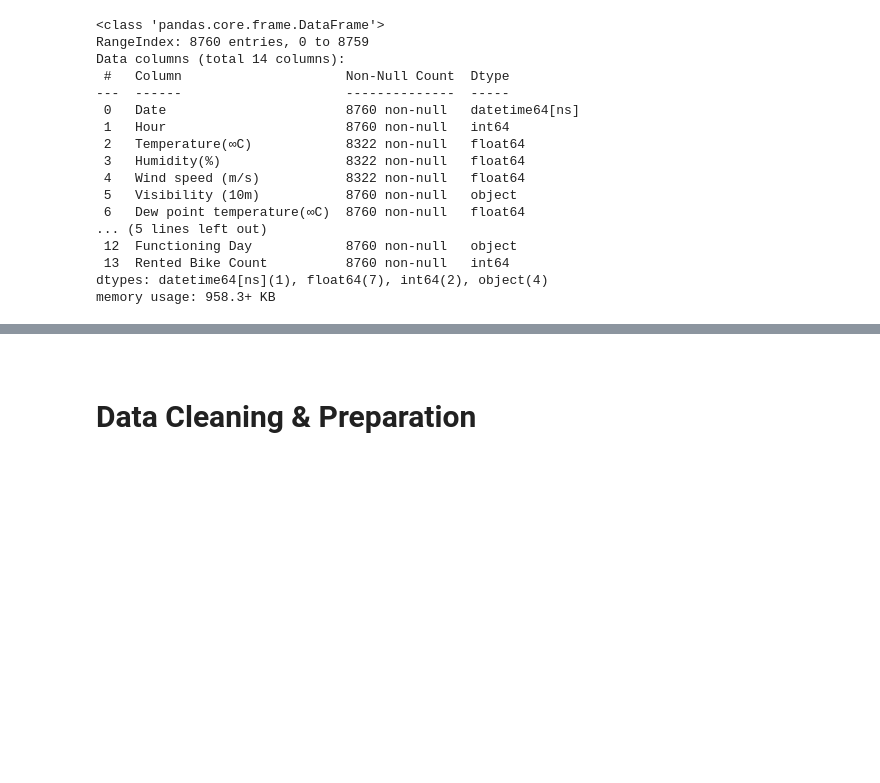
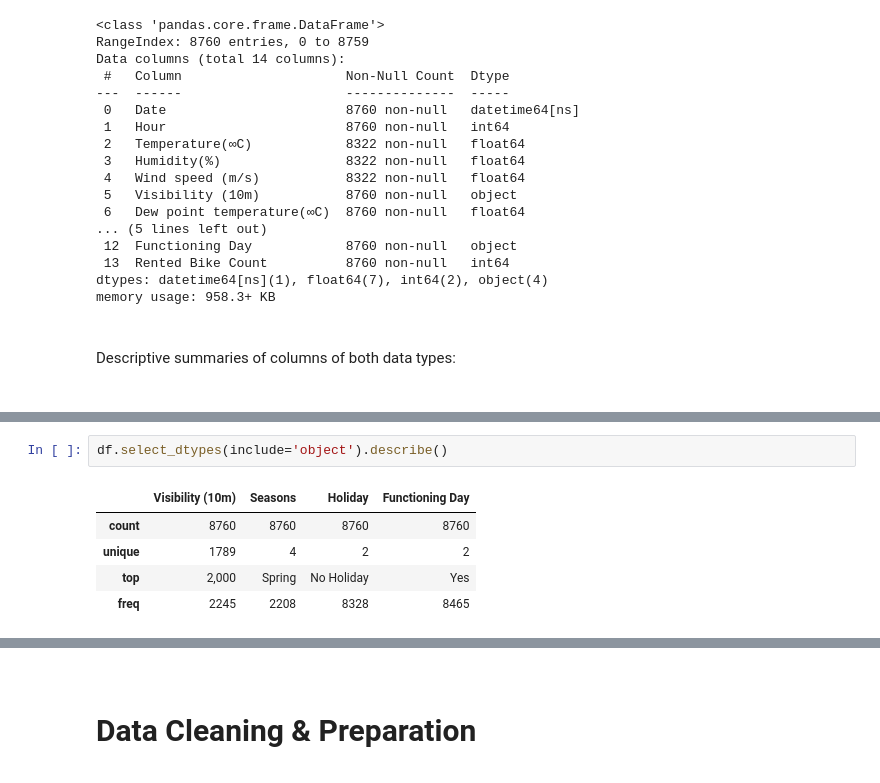
Before and after one commit to A1maan/seoul-bike-demand-project, a Jupyter notebook: ise291_project.ipynb, the cells around one changed output, grey strips where cells are left out. Saved outputs shown, nothing was run; the diff lists cells and outputs as text; blank space fills up the shorter version.

Commit message:
added project details and enhanced the data reading section

```diff
--- a/ise291_project.ipynb
+++ b/ise291_project.ipynb
@@ -72,6 +106,8 @@ Data columns (total 14 columns):
  13  Rented Bike Count          8760 non-null   int64
 dtypes: datetime64[ns](1), float64(7), int64(2), object(4)
 memory usage: 958.3+ KB
+# %% [markdown]
+<br>Descriptive summaries of columns of both data types:<br><br>
 # %%
 df.describe()
 # %% [output]
@@ -84,3 +120,11 @@ df.describe()
 | 75% | 2018-08-31 00:00:00 | 17.250000 | 22.500000 | 74.000000 | 2.300000 | 14.800000 | ... |
 | max | 2018-11-30 00:00:00 | 23.000000 | 39.400000 | 700.000000 | 7.400000 | 27.200000 | ... |
 | std | NaN | 6.922582 | 11.958612 | 23.212680 | 1.038008 | 13.060369 | ... |
+# %%
+df.select_dtypes(include='object').describe()
+# %% [output]
+|  | Visibility (10m) | Seasons | Holiday | Functioning Day |
+| count | 8760 | 8760 | 8760 | 8760 |
+| unique | 1789 | 4 | 2 | 2 |
+| top | 2,000 | Spring | No Holiday | Yes |
+| freq | 2245 | 2208 | 8328 | 8465 |
```
Also changed, not shown: parts of 19 cells of this notebook.
